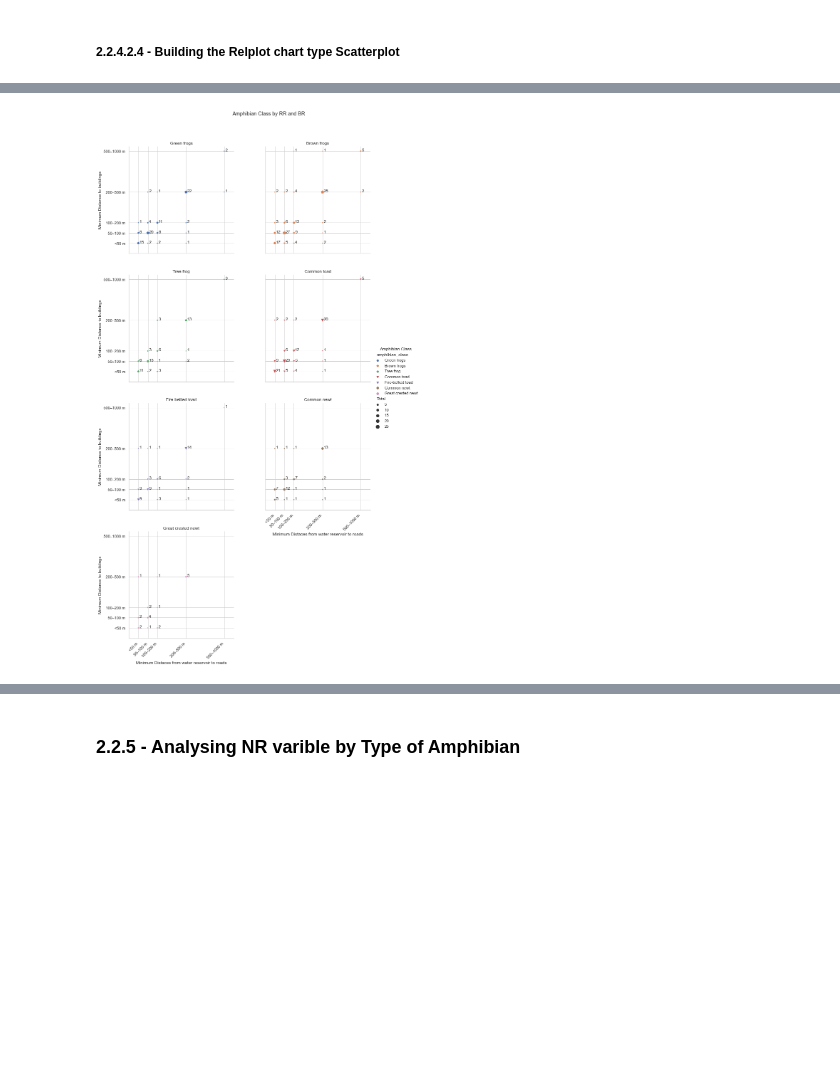
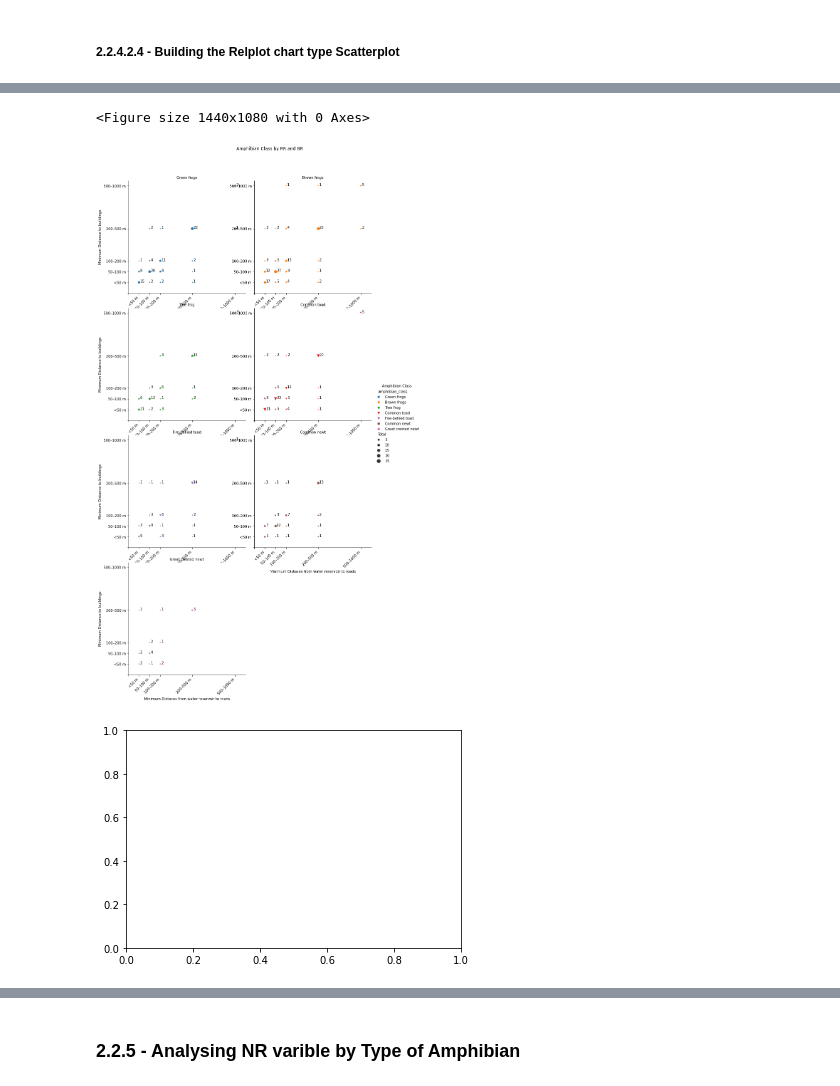
Before and after one commit to Renata-Thomazelli/amphibians, a Jupyter notebook: amphibians-Copy1.ipynb, the cells around one changed output, grey strips where cells are left out. Drawn from its saved outputs; the diff is of its cells as text; code cells hidden in the pictures; blank space fills up the shorter version.

```diff
--- a/amphibians-Copy1.ipynb
+++ b/amphibians-Copy1.ipynb
@@ -974,15 +989 @@ new_grouped_minimum[_lessthen50m]
-# %%
-def tipo(row):
-    '''
-    '''
-    type_label = {"Frogs":["Green frogs","Brown frogs","Tree frog"], 'Toad':["Common toad","Fire-bellied toad"],'Newt':["Common newt","Great crested newt"]}
-    key_list = list(type_label.keys())
-    val_list = list(type_label.values())
-    for amphibians_type in type_label.values():
-        for tipo in amphibians_type:
-            if tipo == row['amphibian class']:
-                indice =val_list.index(amphibians_type)
-                #print(indice,meses)
-                #print(key_list[indice])
-                return key_list[indice]
 # %% [markdown]
@@ -990,4 +991,5 @@ def tipo(row):
 # %%
+new_grouped_minimum = new_grouped_minimum.rename(columns={'amphibian class':'amphibian_class'})
 new_df_grouped_minimum =new_grouped_minimum.assign(type_amphibian = new_grouped_minimum.apply(tipo,axis=1))
 # %%
 new_df_grouped_minimum
@@ -1072,19 +1074,51 @@ array([0, 1, 2, 5, 9], dtype=int8)
 # %% [markdown]
 ##### 2.2.4.2.4 - Building the Relplot chart type Scatterplot
 # %%
+#EXCLUIR
+new_df_grouped_minimum = new_df_grouped_minimum.rename(
+    columns={"amphibian class":"amphibian_class"}
+)
+new_df_grouped_minimum_filtered = new_df_grouped_minimum[new_df_grouped_minimum['Total'] != 0]
+new_df_grouped_minimum_filtered =new_df_grouped_minimum_filtered.assign(
+    type_amphibian = new_df_grouped_minimum_filtered.apply(tipo,axis=1)
+)
 
-new_df_grouped_minimum = new_df_grouped_minimum.rename(columns={"amphibian class":"amphibian_class"})
-new_df_grouped_minimum_filtered = new_df_grouped_minimum[new_df_grouped_minimum['Total'] != 0]
 plt.figure(figsize=(20,15))
+
 res= sns.relplot(
-    x="RR",y="BR",data= new_df_grouped_minimum_filtered,hue="amphibian_class",
-    size="Total",height=5,col= "amphibian_class",col_order=order,col_wrap=2, style="amphibian_class",
-    markers=["p", "p","p","v","v","o","o"], sizes=(10, 100), legend = "brief")
-sns.set(style="ticks", font='Arial')
+    x="RR",
+    y="BR",
+    data= new_df_grouped_minimum_filtered,
+    hue="amphibian_class",
+    size="Total",
+    height=5,
+    #row = "type_amphibian",
+    #row_order = ["Frogs","Newts","Toads"],
+    col= "amphibian_class",
+    col_order=order,
+    col_wrap=2,
+    style="amphibian_class",
+    markers=["p", "p","p","v","v","o","o"],
+    sizes=(10, 100),
+    legend = "brief",
+    facet_kws={'sharex':'row','sharey': 'col'}
 
+    # Oculta subplots vazios
+)
+plt.subplots(squeeze=False)
+#plt.tight_layout()
+#https://matplotlib.org/3.1.0/api/_as_gen/matplotlib.pyplot.subplots.html
+#res.map(sns.scatterplot, "RR","BR" )
+#plt.subplots(squeeze=False)
+#sns.set(style="ticks", font='Arial')
 
-
-plotnum = {'Green frogs': 0, 'Brown frogs': 1, 'Tree frog': 2,'Common toad':3,'Fire-bellied toad':4,'Common newt':5,'Great crested newt':6}
+plotnum = {'Green frogs': 0,
+           'Brown frogs': 1,
+           'Tree frog': 2,
+           'Common toad':3,
+           'Fire-bellied toad':4,
+           'Common newt':5,
+           'Great crested newt':6}
 
 
 total_subplots = len(res.axes.flat)
@@ -1100,6 +1134,7 @@ max_y_comp = np.insert(max_y,0,-1)
 
 #Loop to iterate over each subplot
 for ax in res.axes.flat:
+    print(ax)
     #Defining the ticks marks
     ax.set_xticks(max_x_comp)
     ax.set_yticks(max_y_comp)
@@ -1130,16 +1165,18 @@ res._legend.set_title("Amphibian Class")
     #new_df_grouped_minimum = new_df_grouped_minimum.rename(columns={"amphibian class":"amphibian_class"})
 subplot_position = 0
 while total_subplots > subplot_position:
+    print("TOTAL SUBPLOTS: ", total_subplots)
+    print("SUBPLOT POSITION: ", subplot_position)
 
 
     for row in new_df_grouped_minimum_filtered.itertuples():
-        #print(row)
-        #print(f"plot {res.col_names[subplot_position]}")
-        #print(f"itertuples {row[1]}")
+        print(row)
+        print(f"plot {res.col_names[subplot_position]}")
+        print(f"itertuples {row[1]}")
         if res.col_names[subplot_position] == row.amphibian_class:
-        #    print("igual")
+            print("igual")
 
-        #print(row[1])
+            print(row[1])
             x = row[4]
             y = row[5]
             text = row[6]
@@ -1163 +1216,3 @@ plt.show()
+<Figure size 1440x1080 with 0 Axes>
-[figure, old version]
+[figure, new version]
+[figure, added]
```
Also changed, not shown: parts of 57 cells of this notebook, 2 other files.
